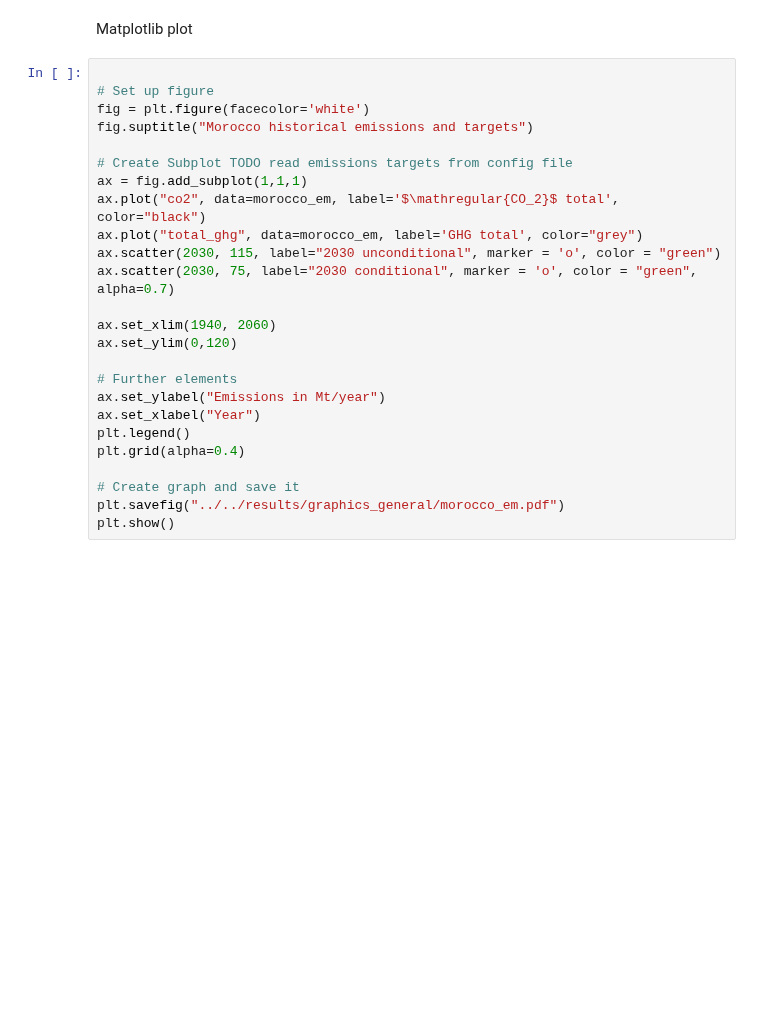
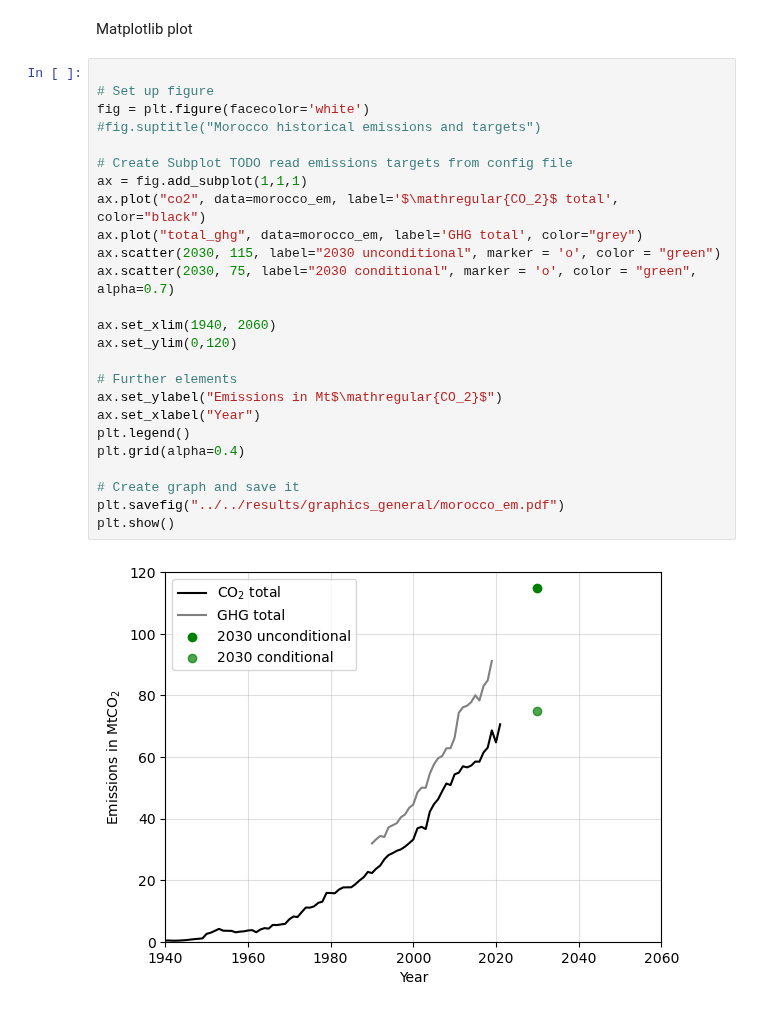
Before and after one commit to energyLS/aldehyde, a Jupyter notebook: workflow/notebooks/morocco_em.ipynb, the cells around one changed output. Saved outputs shown, nothing was run; the diff lists cells and outputs as text; blank space fills up the shorter version.

Commit message:
chore: MAR emissions figure update

```diff
--- a/workflow/notebooks/morocco_em.ipynb
+++ b/workflow/notebooks/morocco_em.ipynb
@@ -22,25 +34,27 @@ Matplotlib plot
 # %%
 
 # Set up figure
 fig = plt.figure(facecolor='white')
-fig.suptitle("Morocco historical emissions and targets")
+#fig.suptitle("Morocco historical emissions and targets")
 
 # Create Subplot TODO read emissions targets from config file
 ax = fig.add_subplot(1,1,1)
 ax.plot("co2", data=morocco_em, label='$\mathregular{CO_2}$ total', color="black")
 ax.plot("total_ghg", data=morocco_em, label='GHG total', color="grey")
 ax.scatter(2030, 115, label="2030 unconditional", marker = 'o', color = "green")
 ax.scatter(2030, 75, label="2030 conditional", marker = 'o', color = "green", alpha=0.7)
 
 ax.set_xlim(1940, 2060)
 ax.set_ylim(0,120)
 
 # Further elements
-ax.set_ylabel("Emissions in Mt/year")
+ax.set_ylabel("Emissions in Mt$\mathregular{CO_2}$")
 ax.set_xlabel("Year")
 plt.legend()
 plt.grid(alpha=0.4)
 
 # Create graph and save it
 plt.savefig("../../results/graphics_general/morocco_em.pdf")
 plt.show()
+# %% [output]
+[figure, added]
```
Also changed, not shown: parts of 2 cells of this notebook.
